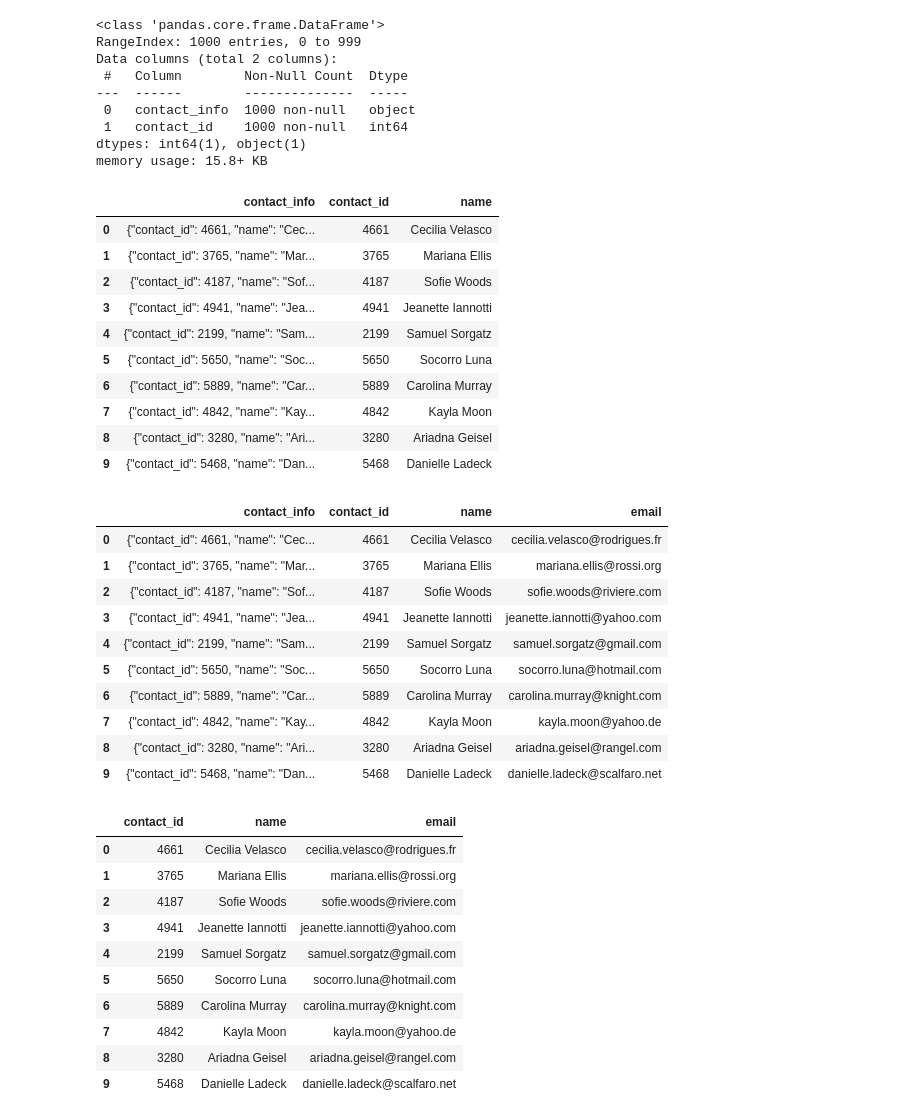
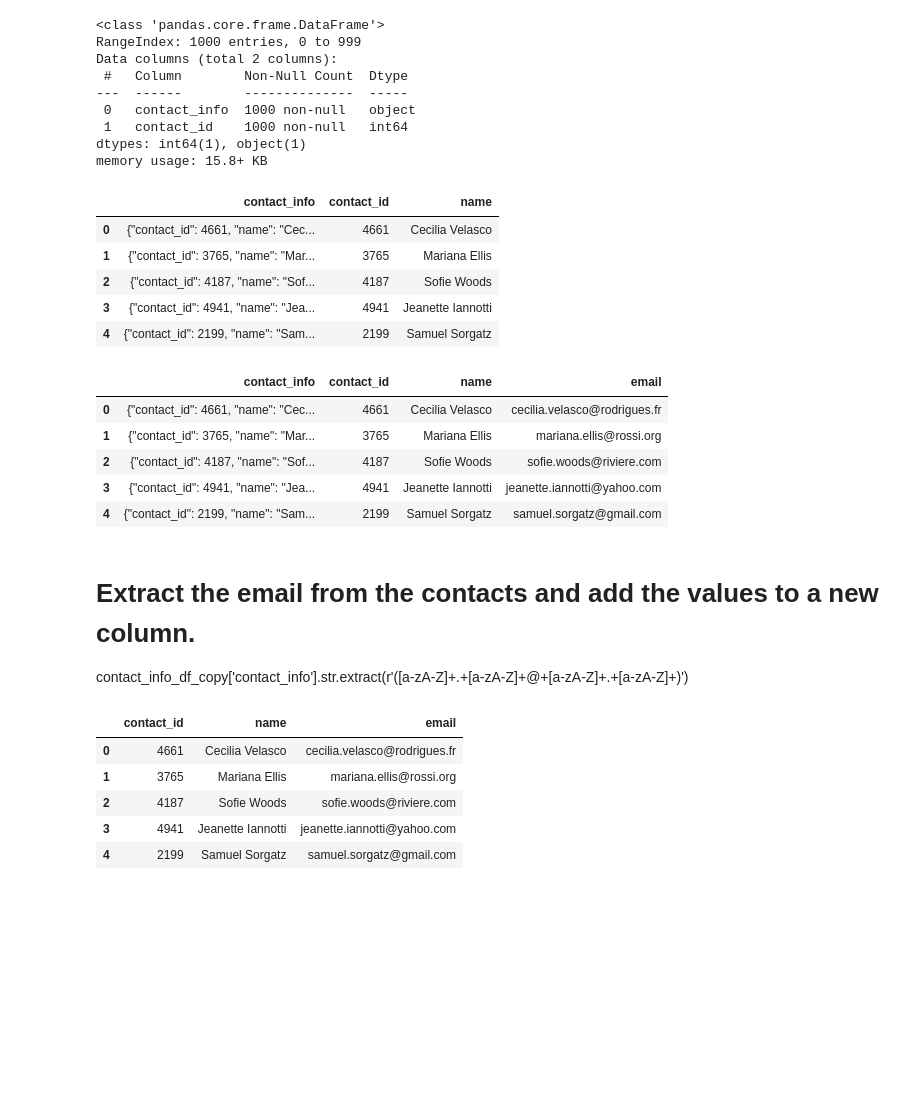
Before and after one commit to karenreyesss/Crowdfunding_ETL, a Jupyter notebook: ETL_Mini_Project_CValencia_KReyes.ipynb, the cells around one changed output. Saved outputs shown, nothing was run; the diff lists cells and outputs as text; code cells hidden in the pictures; blank space fills up the shorter version.

```diff
--- a/ETL_Mini_Project_CValencia_KReyes.ipynb
+++ b/ETL_Mini_Project_CValencia_KReyes.ipynb
@@ -299,7 +299,7 @@ campaign_cleaned.to_csv("Resources/campaign.csv", index=False)
 ### Extract the contacts.xlsx Data.
 # %%
 # Read the data into a Pandas DataFrame. Use the `header=2` parameter when reading in the data.
-contact_info_df = pd.read_excel('Resources/contacts.xlsx', header=2)
+contact_info_df = pd.read_excel('Resources/contacts.xlsx', header=3)
 contact_info_df.head()
 # %% [output]
 |  | contact_info |
@@ -415,6 +414,9 @@ contact_info_df_copy.head()
 | 4 | {"contact_id": 2199, "name": "Sam... |
 # %%
 # Extract the four-digit contact ID number.
+contanct_id = contact_info_df_copy['contact_info'].str.extract(r'(\d{4})')
+contact_info_df_copy = contact_info_df_copy.assign(contact_id = contanct_id[0])
+contact_info_df_copy.head()
 # %% [output]
 |  | contact_info | contact_id |
 | 0 | {"contact_id": 4661, "name": "Cec... | 4661 |
@@ -436,6 +439,8 @@ dtypes: object(2)
 memory usage: 15.8+ KB
 # %%
 # Convert the "contact_id" column to an int64 data type.
+contact_info_df_copy['contact_id'] = contact_info_df_copy['contact_id'].astype('int64')
+contact_info_df_copy.info()
 # %% [output]
 <class 'pandas.core.frame.DataFrame'>
 RangeIndex: 1000 entries, 0 to 999
@@ -448,6 +453,9 @@ dtypes: int64(1), object(1)
 memory usage: 15.8+ KB
 # %%
 # Extract the name of the contact and add it to a new column.
+name = contact_info_df_copy['contact_info'].str.extract(r'([a-zA-Z]+\s+[a-zA-Z]+)')
+contact_info_df_copy = contact_info_df_copy.assign(name = name[0])
+contact_info_df_copy.head()
 # %% [output]
 |  | contact_info | contact_id | name |
 | 0 | {"contact_id": 4661, "name": "Cec... | 4661 | Cecilia Velasco |
@@ -455,27 +463,25 @@ memory usage: 15.8+ KB
 | 2 | {"contact_id": 4187, "name": "Sof... | 4187 | Sofie Woods |
 | 3 | {"contact_id": 4941, "name": "Jea... | 4941 | Jeanette Iannotti |
 | 4 | {"contact_id": 2199, "name": "Sam... | 2199 | Samuel Sorgatz |
-| 5 | {"contact_id": 5650, "name": "Soc... | 5650 | Socorro Luna |
-| 6 | {"contact_id": 5889, "name": "Car... | 5889 | Carolina Murray |
-| 7 | {"contact_id": 4842, "name": "Kay... | 4842 | Kayla Moon |
-| 8 | {"contact_id": 3280, "name": "Ari... | 3280 | Ariadna Geisel |
-| 9 | {"contact_id": 5468, "name": "Dan... | 5468 | Danielle Ladeck |
 # %%
 # Extract the email from the contacts and add the values to a new column.
+email = contact_info_df_copy['contact_info'].str.extract(r'([a-zA-Z]+\.+[a-zA-Z]+\@+[a-zA-Z]+\.+[a-zA-Z]+)')
+contact_info_df_copy = contact_info_df_copy.assign(email = email[0])
+contact_info_df_copy.head()
 # %% [output]
 |  | contact_info | contact_id | name | email |
 | 0 | {"contact_id": 4661, "name": "Cec... | 4661 | Cecilia Velasco | cecilia.velasco@rodrigues.fr |
 | 1 | {"contact_id": 3765, "name": "Mar... | 3765 | Mariana Ellis | mariana.ellis@rossi.org |
 | 2 | {"contact_id": 4187, "name": "Sof... | 4187 | Sofie Woods | sofie.woods@riviere.com |
 | 3 | {"contact_id": 4941, "name": "Jea... | 4941 | Jeanette Iannotti | jeanette.iannotti@yahoo.com |
 | 4 | {"contact_id": 2199, "name": "Sam... | 2199 | Samuel Sorgatz | samuel.sorgatz@gmail.com |
-| 5 | {"contact_id": 5650, "name": "Soc... | 5650 | Socorro Luna | socorro.luna@hotmail.com |
-| 6 | {"contact_id": 5889, "name": "Car... | 5889 | Carolina Murray | carolina.murray@knight.com |
-| 7 | {"contact_id": 4842, "name": "Kay... | 4842 | Kayla Moon | kayla.moon@yahoo.de |
-| 8 | {"contact_id": 3280, "name": "Ari... | 3280 | Ariadna Geisel | ariadna.geisel@rangel.com |
-| 9 | {"contact_id": 5468, "name": "Dan... | 5468 | Danielle Ladeck | danielle.ladeck@scalfaro.net |
+# %% [markdown]
+# Extract the email from the contacts and add the values to a new column.
+contact_info_df_copy['contact_info'].str.extract(r'([a-zA-Z]+\.+[a-zA-Z]+\@+[a-zA-Z]+\.+[a-zA-Z]+)')
 # %%
 # Create a copy of the contact_info_df with the 'contact_id', 'name', 'email' columns.
+contact_info_df_copy_clean = contact_info_df_copy[['contact_id', 'name', 'email']].copy()
+contact_info_df_copy_clean.head()
 # %% [output]
 |  | contact_id | name | email |
 | 0 | 4661 | Cecilia Velasco | cecilia.velasco@rodrigues.fr |
@@ -483,10 +489,5 @@ memory usage: 15.8+ KB
 | 2 | 4187 | Sofie Woods | sofie.woods@riviere.com |
 | 3 | 4941 | Jeanette Iannotti | jeanette.iannotti@yahoo.com |
 | 4 | 2199 | Samuel Sorgatz | samuel.sorgatz@gmail.com |
-| 5 | 5650 | Socorro Luna | socorro.luna@hotmail.com |
-| 6 | 5889 | Carolina Murray | carolina.murray@knight.com |
-| 7 | 4842 | Kayla Moon | kayla.moon@yahoo.de |
-| 8 | 3280 | Ariadna Geisel | ariadna.geisel@rangel.com |
-| 9 | 5468 | Danielle Ladeck | danielle.ladeck@scalfaro.net |
 # %%
 # Create a "first"name" and "last_name" column with the first and last names from the "name" column.
```
Also changed, not shown: parts of 6 cells of this notebook, 1 other file.
